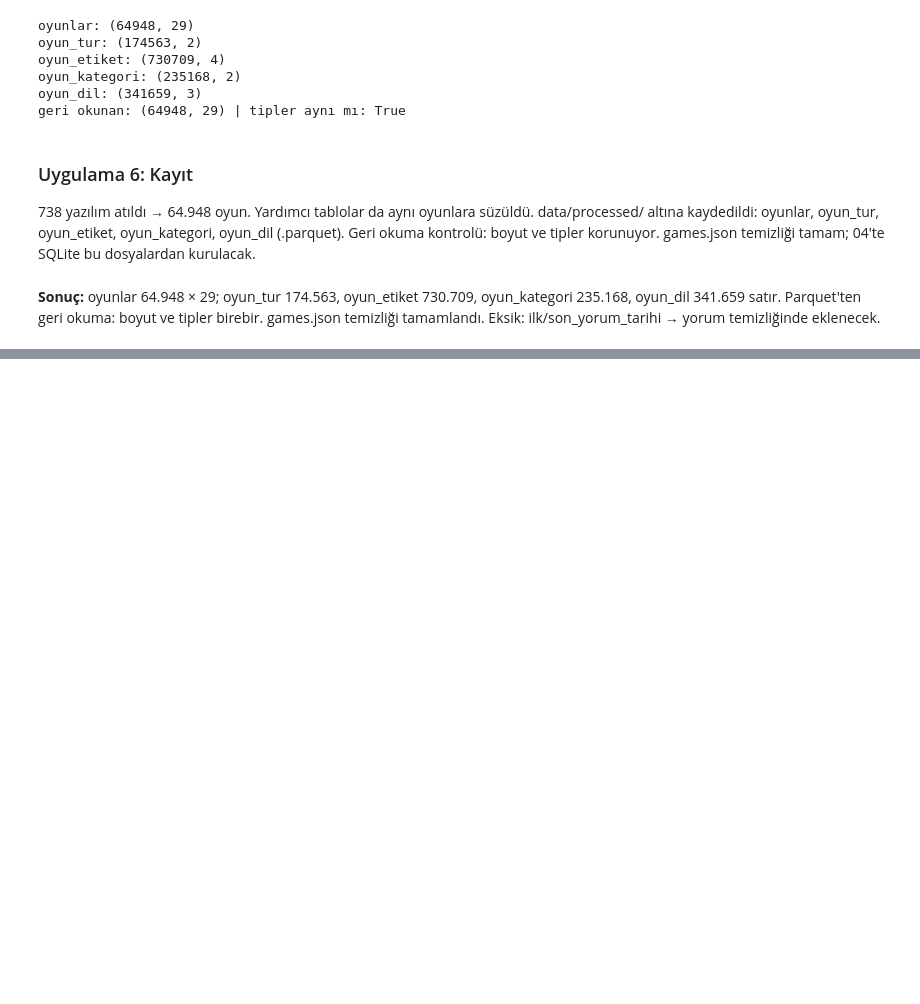
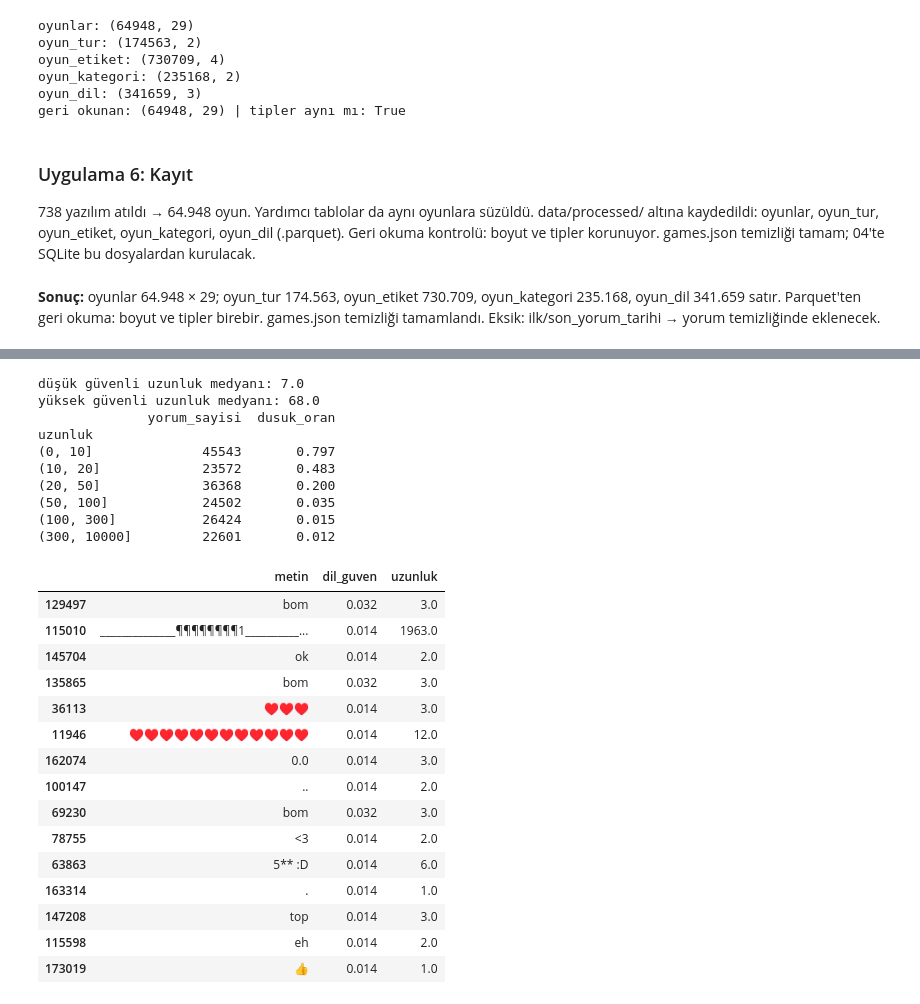
Before and after one commit to kaanaydin02/steam-oyun-asistani, a Jupyter notebook: notebooks/02_alt_kume_ve_temizlik.ipynb, the cells around one changed output, grey strips where cells are left out. Saved outputs shown, nothing was run; the diff lists cells and outputs as text; code cells hidden in the pictures; blank space fills up the shorter version.

```diff
--- a/notebooks/02_alt_kume_ve_temizlik.ipynb
+++ b/notebooks/02_alt_kume_ve_temizlik.ipynb
@@ -1695,0 +1741,19 @@ Eksik: ilk/son_yorum_tarihi → yorum temizliğinde eklenecek.
+# %%
+import time
+from py3langid.langid import LanguageIdentifier, MODEL_FILE
+
+dil_bulucu = LanguageIdentifier.from_model_file(MODEL_FILE, norm_probs=True)
+
+def dil_bul(metin):
+    if not isinstance(metin, str) or not metin.strip():
+        return (None, 0.0)
+    return dil_bulucu.classify(metin)
+
+basla = time.time()
+sonuc = [dil_bul(m) for m in dl["metin"]]
+dl["dil"] = [s[0] for s in sonuc]
+dl["dil_guven"] = [round(float(s[1]), 3) for s in sonuc]
+print("süre (sn):", round(time.time() - basla, 1))
+print("güven < 0.5:", (dl["dil_guven"] < 0.5).sum())
+print(dl["dil"].value_counts(dropna=False))
+dl[dl["dil"] == "tr"][["metin", "dil_guven", "olumlu"]].head(10)
@@ -1695,0 +1793,39 @@ Eksik: ilk/son_yorum_tarihi → yorum temizliğinde eklenecek.
+# %%
+dl["uzunluk"] = dl["metin"].str.len()
+dusuk = dl["dil_guven"] < 0.5
+
+print("düşük güvenli uzunluk medyanı:", dl.loc[dusuk, "uzunluk"].median())
+print("yüksek güvenli uzunluk medyanı:", dl.loc[~dusuk, "uzunluk"].median())
+
+araliklar = pd.cut(dl["uzunluk"], [0, 10, 20, 50, 100, 300, 10000])
+print(dl.groupby(araliklar, observed=True)["dil_guven"]
+        .agg(yorum_sayisi="size", dusuk_oran=lambda g: round((g < 0.5).mean(), 3)))
+
+dl.loc[dl["dil"] == "sr", ["metin", "dil_guven", "uzunluk"]].sample(15, random_state=0)
+# %% [output]
+düşük güvenli uzunluk medyanı: 7.0
+yüksek güvenli uzunluk medyanı: 68.0
+              yorum_sayisi  dusuk_oran
+uzunluk
+(0, 10]              45543       0.797
+(10, 20]             23572       0.483
+(20, 50]             36368       0.200
+(50, 100]            24502       0.035
+(100, 300]           26424       0.015
+(300, 10000]         22601       0.012
+|  | metin | dil_guven | uzunluk |
+| 129497 | bom | 0.032 | 3.0 |
+| 115010 | ______________¶¶¶¶¶¶¶¶1__________... | 0.014 | 1963.0 |
+| 145704 | ok | 0.014 | 2.0 |
+| 135865 | bom | 0.032 | 3.0 |
+| 36113 | ♥♥♥ | 0.014 | 3.0 |
+| 11946 | ♥♥♥♥♥♥♥♥♥♥♥♥ | 0.014 | 12.0 |
+| 162074 | 0.0 | 0.014 | 3.0 |
+| 100147 | .. | 0.014 | 2.0 |
+| 69230 | bom | 0.032 | 3.0 |
+| 78755 | <3 | 0.014 | 2.0 |
+| 63863 | 5** :D | 0.014 | 6.0 |
+| 163314 | . | 0.014 | 1.0 |
+| 147208 | top | 0.014 | 3.0 |
+| 115598 | eh | 0.014 | 2.0 |
+| 173019 | 👍 | 0.014 | 1.0 |
```
Also changed, not shown: parts of 32 cells of this notebook.
